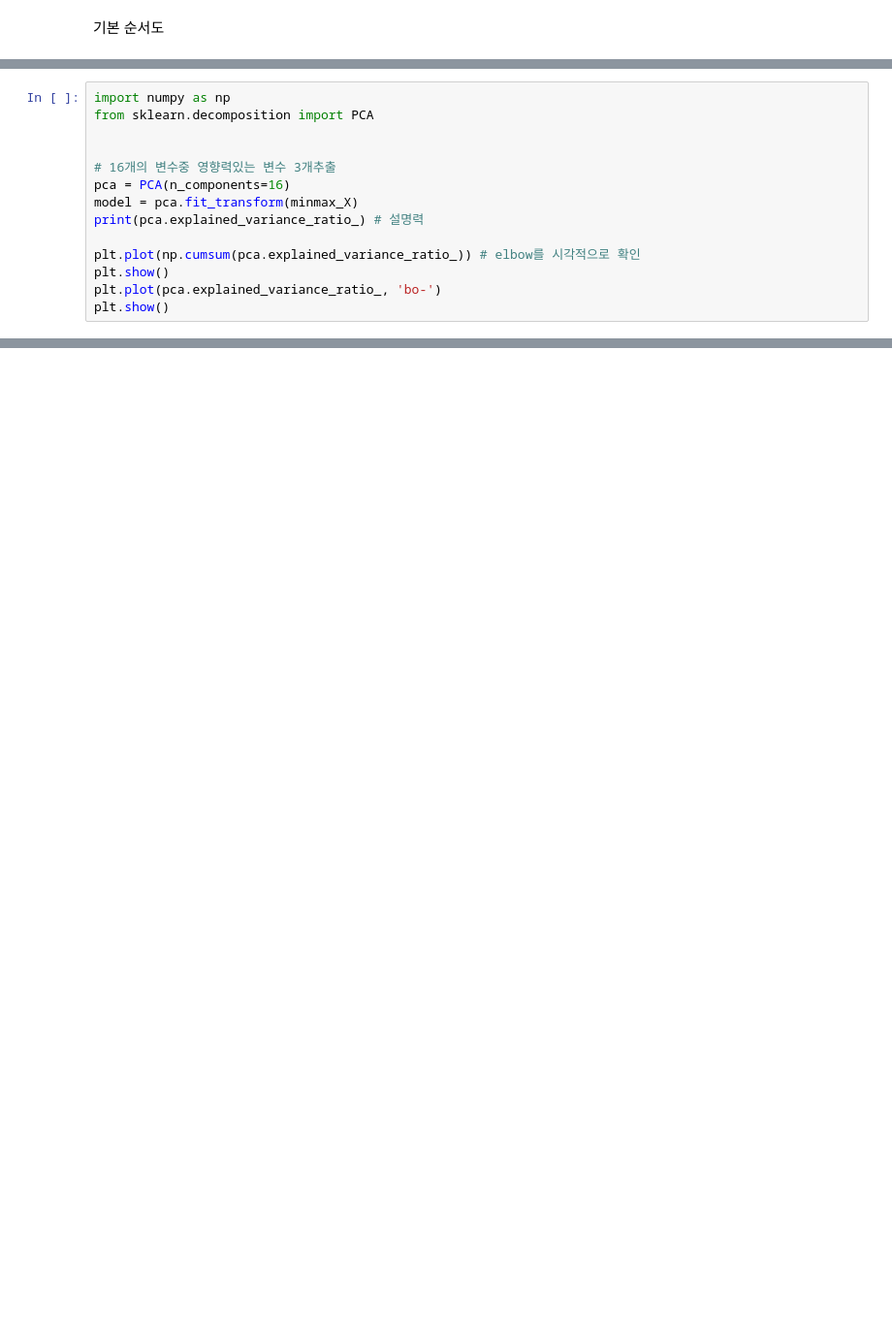
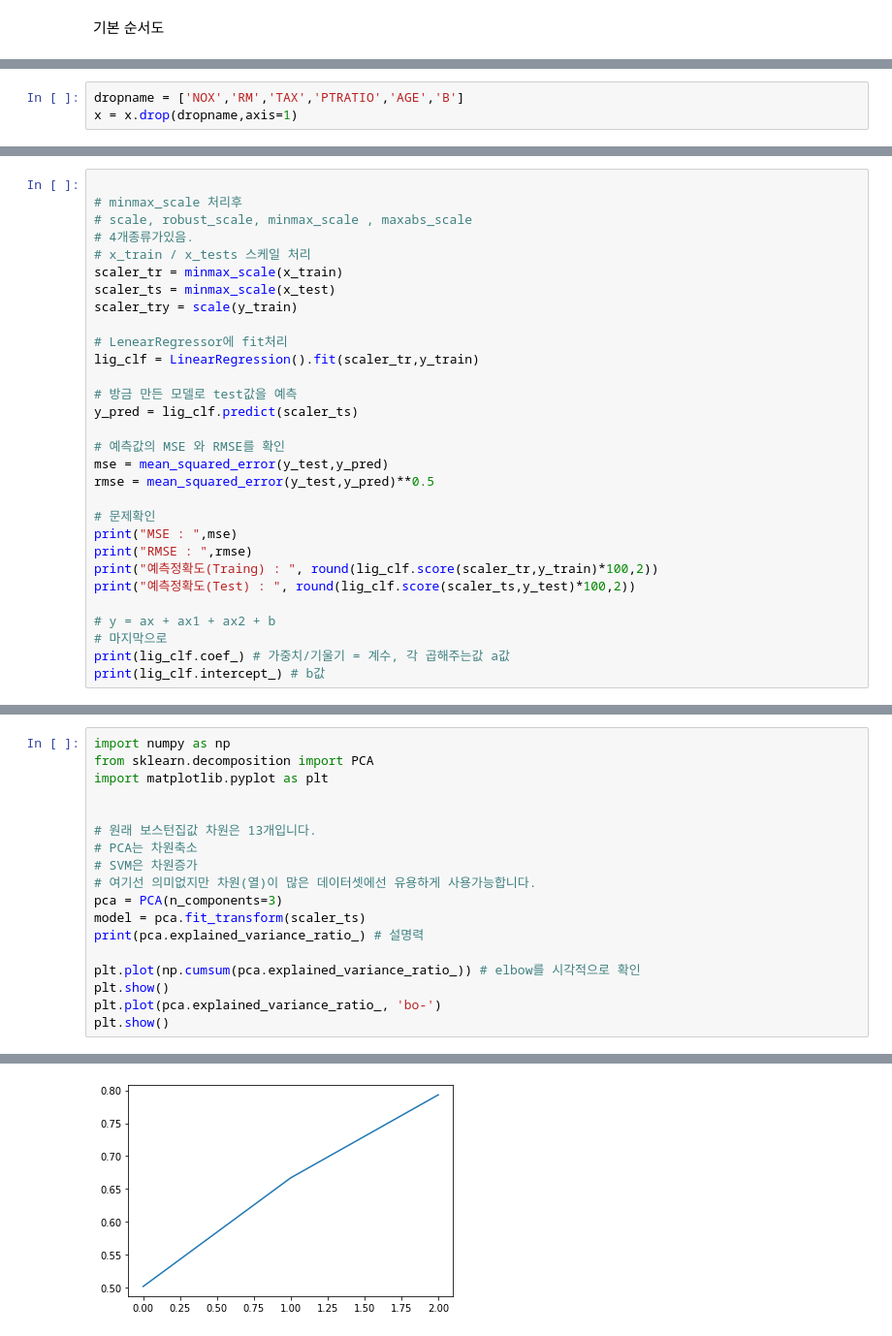
Before and after one commit to Joonyeong97/Python_study, a Jupyter notebook: Python/script/1_project/1차프로젝트 문제점.ipynb, the cells around one changed output, grey strips where cells are left out. Shown: that part at 97% size. Saved outputs shown, nothing was run; the diff lists cells and outputs as text; blank space fills up the shorter version.

```diff
--- a/Python/script/1_project/1차프로젝트 문제점.ipynb
+++ b/Python/script/1_project/1차프로젝트 문제점.ipynb
@@ -63,0 +185,3 @@ from sklearn.model_selection import GridSearchCV
+# %%
+dropname = ['NOX','RM','TAX','PTRATIO','AGE','B']
+x = x.drop(dropname,axis=1)
@@ -82,0 +357,30 @@ print(lig_clf.intercept_) # b값
+# %%
+
+# minmax_scale 처리후
+# scale, robust_scale, minmax_scale , maxabs_scale
+# 4개종류가있음.
+# x_train / x_tests 스케일 처리
+scaler_tr = minmax_scale(x_train)
+scaler_ts = minmax_scale(x_test)
+scaler_try = scale(y_train)
+
+# LenearRegressor에 fit처리
+lig_clf = LinearRegression().fit(scaler_tr,y_train)
+
+# 방금 만든 모델로 test값을 예측
+y_pred = lig_clf.predict(scaler_ts)
+
+# 예측값의 MSE 와 RMSE를 확인
+mse = mean_squared_error(y_test,y_pred)
+rmse = mean_squared_error(y_test,y_pred)**0.5
+
+# 문제확인
+print("MSE : ",mse)
+print("RMSE : ",rmse)
+print("예측정확도(Traing) : ", round(lig_clf.score(scaler_tr,y_train)*100,2))
+print("예측정확도(Test) : ", round(lig_clf.score(scaler_ts,y_test)*100,2))
+
+# y = ax + ax1 + ax2 + b
+# 마지막으로
+print(lig_clf.coef_) # 가중치/기울기 = 계수, 각 곱해주는값 a값
+print(lig_clf.intercept_) # b값
@@ -83,14 +441,19 @@ print(lig_clf.intercept_) # b값
 # %%
 import numpy as np
 from sklearn.decomposition import PCA
+import matplotlib.pyplot as plt
 
 
-# 16개의 변수중 영향력있는 변수 3개추출
-pca = PCA(n_components=16)
-model = pca.fit_transform(minmax_X)
+# 원래 보스턴집값 차원은 13개입니다.
+# PCA는 차원축소
+# SVM은 차원증가
+# 여기선 의미없지만 차원(열)이 많은 데이터셋에선 유용하게 사용가능합니다.
+pca = PCA(n_components=3)
+model = pca.fit_transform(scaler_ts)
 print(pca.explained_variance_ratio_) # 설명력
 
 plt.plot(np.cumsum(pca.explained_variance_ratio_)) # elbow를 시각적으로 확인
 plt.show()
 plt.plot(pca.explained_variance_ratio_, 'bo-')
 plt.show()
+# %% [output]
@@ -96,0 +461 @@ plt.show()
+[figure, added]
```
Also changed, not shown: parts of 39 cells of this notebook, 11 other files.
